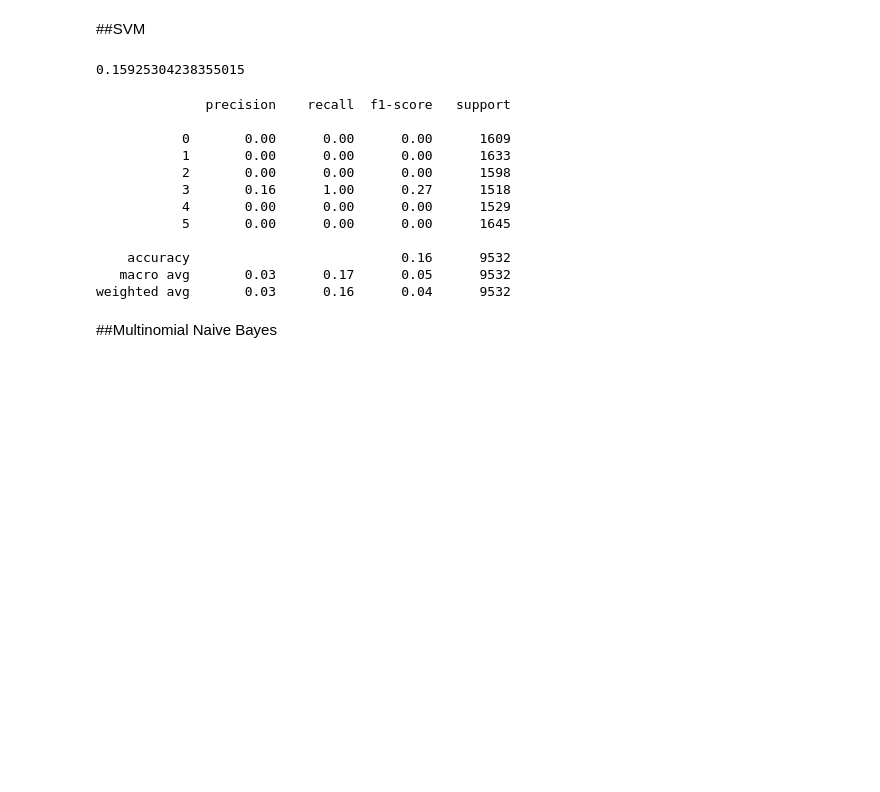
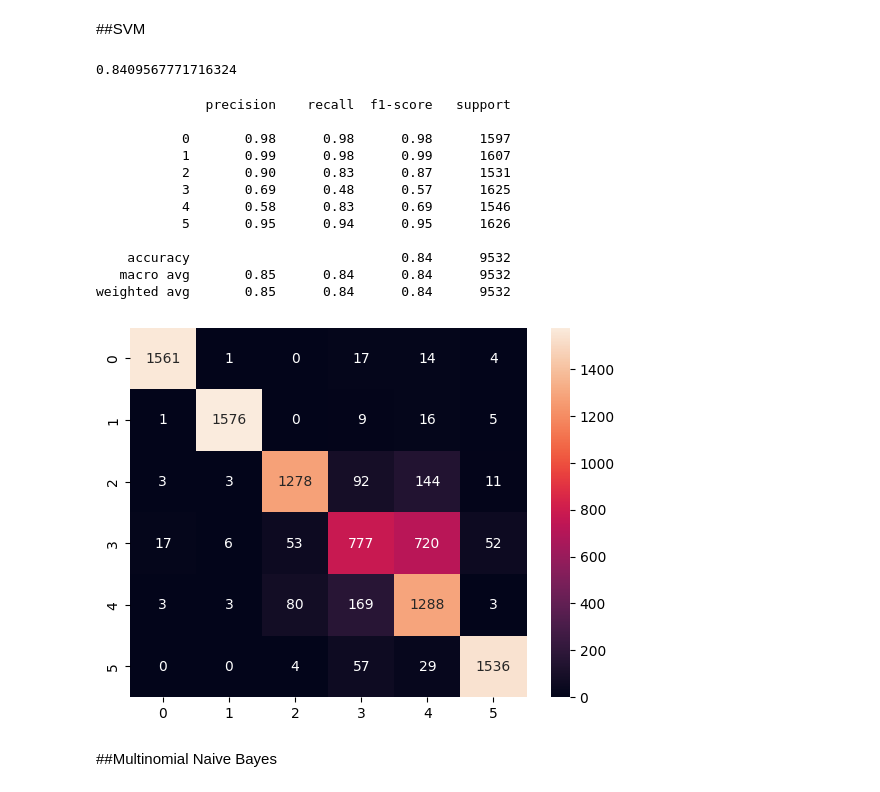
Before and after one commit to Adithya018/CYBER-BULLYING-TWEET-PREDICTION, a Jupyter notebook: Cyberbullying_tweet_Classification.ipynb, the cells around one changed output. Saved outputs shown, nothing was run; the diff lists cells and outputs as text; code cells hidden in the pictures; blank space fills up the shorter version.

```diff
--- a/Cyberbullying_tweet_Classification.ipynb
+++ b/Cyberbullying_tweet_Classification.ipynb
@@ -42,4 +51,4 @@ True
 stopwords_list=nltk.corpus.stopwords.words('english')
 # %%
 #loading the data
-tweets = pd.read_csv('/content/drive/MyDrive/datasets/cyberbullying_tweets.csv')
+tweets = pd.read_csv('/content/drive/MyDrive/cyberbullying_tweets.csv')
@@ -216,0 +224,10 @@ Tfidf_test: (9532, 633745)
+# %%
+#countvectorizer
+from sklearn.feature_extraction.text import CountVectorizer
+count_vect = CountVectorizer()
+#transformed train reviews
+count_vect_train = count_vect.fit_transform(X_train)
+#transformed test reviews
+count_vect_test = count_vect.transform(X_test)
+print('Tfidf_train:',count_vect_train.shape)
+print('Tfidf_test:',count_vect_test.shape)
@@ -220,33 +240,40 @@ Tfidf_test: (9532, 633745)
 ##SVM
 # %%
 from sklearn.svm import SVC
-svm_model_linear = SVC(kernel= 'linear',gamma='auto',C=0.1).fit(term_idf_train, y_train)
-#it is taking 10mins
+svm_model_linear = SVC(kernel= 'rbf',C=1).fit(count_vect_train, y_train)
 # %%
 
-svm_predictions  = svm_model_linear.predict(term_idf_test)
-accuracy = svm_model_linear.score(term_idf_test, y_test)
+svm_predictions  = svm_model_linear.predict(count_vect_test)
+svm_accuracy = svm_model_linear.score(count_vect_test, y_test)
-# %%
-accuracy
-# %% [output]
-0.15925304238355015
+# %%
+svm_accuracy
+# %% [output]
+0.8409567771716324
 # %%
 from sklearn.metrics import classification_report
 # %%
+#classification report
 print(classification_report(y_test,svm_predictions))
 # %% [output]
               precision    recall  f1-score   support
 
-           0       0.00      0.00      0.00      1609
-           1       0.00      0.00      0.00      1633
-           2       0.00      0.00      0.00      1598
-           3       0.16      1.00      0.27      1518
-           4       0.00      0.00      0.00      1529
-           5       0.00      0.00      0.00      1645
+           0       0.98      0.98      0.98      1597
+           1       0.99      0.98      0.99      1607
+           2       0.90      0.83      0.87      1531
+           3       0.69      0.48      0.57      1625
+           4       0.58      0.83      0.69      1546
+           5       0.95      0.94      0.95      1626
 
-    accuracy                           0.16      9532
-   macro avg       0.03      0.17      0.05      9532
-weighted avg       0.03      0.16      0.04      9532
+    accuracy                           0.84      9532
+   macro avg       0.85      0.84      0.84      9532
+weighted avg       0.85      0.84      0.84      9532
+# %%
+#confusion matrix
+cm = confusion_matrix(y_test,svm_predictions)
+sns.heatmap(cm,annot=True,fmt='g')
+plt.show()
+# %% [output]
+[figure, added]
 # %% [markdown]
 ##Multinomial Naive Bayes
 # %%
```
Also changed, not shown: parts of 34 cells of this notebook.
